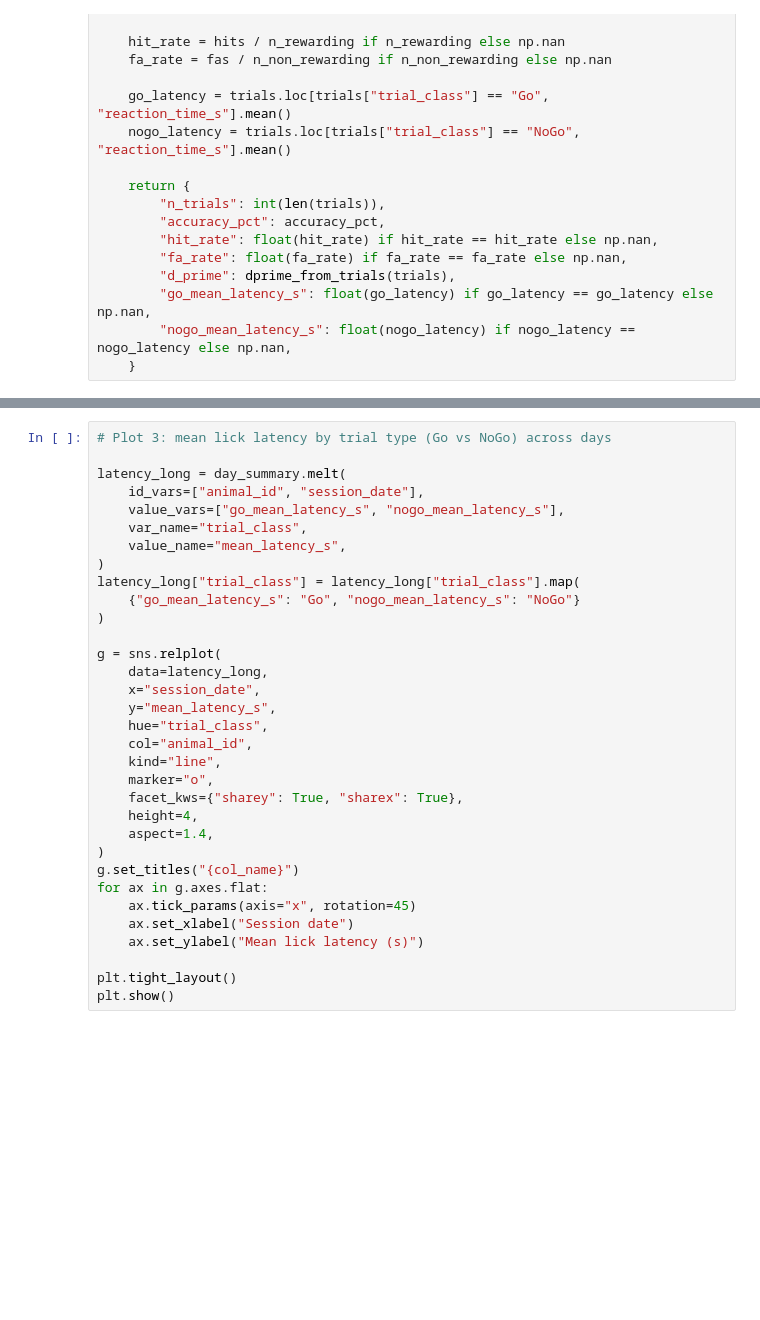
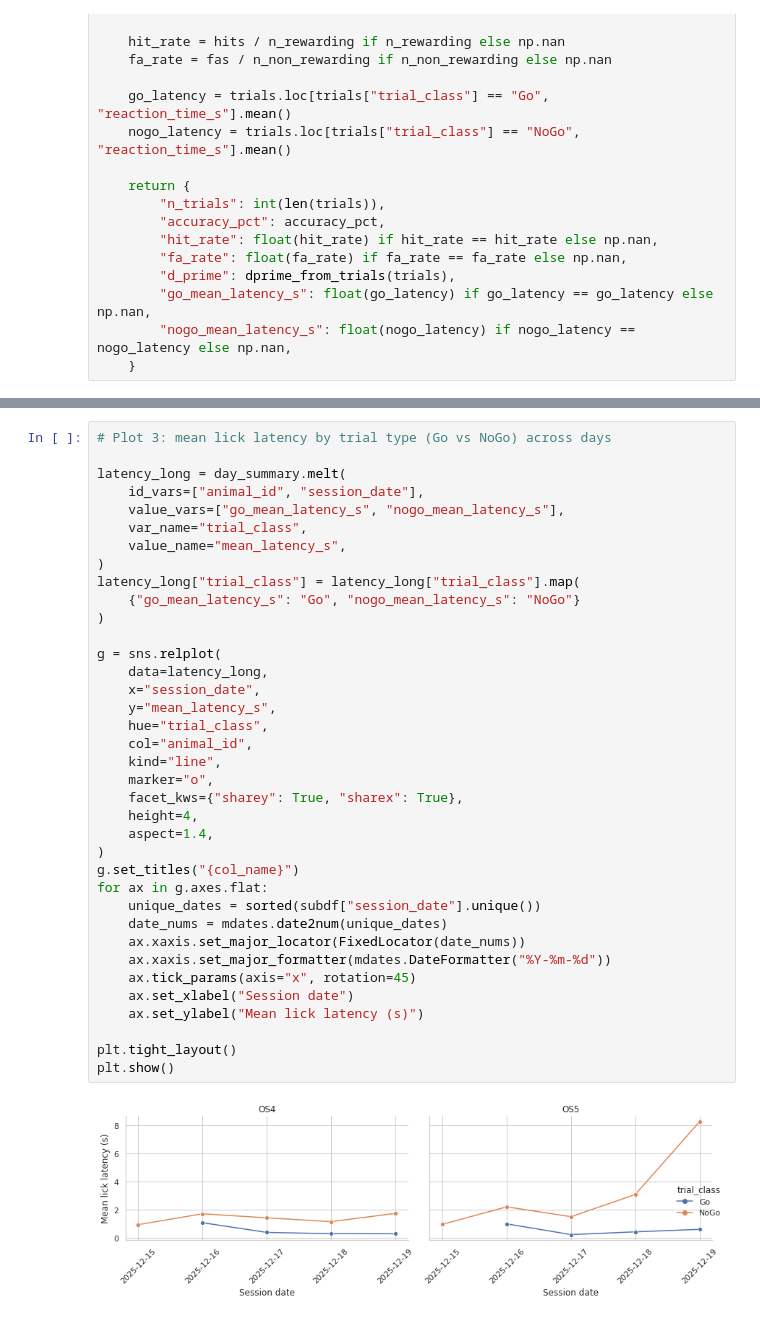
Before and after one commit to boazmohar/DELTA_Behavior, a Jupyter notebook: notebooks/os4_os5_multi_day_metrics.ipynb, the cells around one changed output, grey strips where cells are left out. Saved outputs shown, nothing was run; the diff lists cells and outputs as text; blank space fills up the shorter version.

```diff
--- a/notebooks/os4_os5_multi_day_metrics.ipynb
+++ b/notebooks/os4_os5_multi_day_metrics.ipynb
@@ -437,33 +482,39 @@ plt.show()
 latency_long = day_summary.melt(
     id_vars=["animal_id", "session_date"],
     value_vars=["go_mean_latency_s", "nogo_mean_latency_s"],
     var_name="trial_class",
     value_name="mean_latency_s",
 )
 latency_long["trial_class"] = latency_long["trial_class"].map(
     {"go_mean_latency_s": "Go", "nogo_mean_latency_s": "NoGo"}
 )
 
 g = sns.relplot(
     data=latency_long,
     x="session_date",
     y="mean_latency_s",
     hue="trial_class",
     col="animal_id",
     kind="line",
     marker="o",
     facet_kws={"sharey": True, "sharex": True},
     height=4,
     aspect=1.4,
 )
 g.set_titles("{col_name}")
 for ax in g.axes.flat:
+    unique_dates = sorted(subdf["session_date"].unique())
+    date_nums = mdates.date2num(unique_dates)
+    ax.xaxis.set_major_locator(FixedLocator(date_nums))
+    ax.xaxis.set_major_formatter(mdates.DateFormatter("%Y-%m-%d"))
     ax.tick_params(axis="x", rotation=45)
     ax.set_xlabel("Session date")
     ax.set_ylabel("Mean lick latency (s)")
 
 plt.tight_layout()
 plt.show()
+# %% [output]
+[figure, added]
 # %%
 # Optional: save summaries to CSV
 
```
Also changed, not shown: parts of 7 cells of this notebook, 2 other files.
